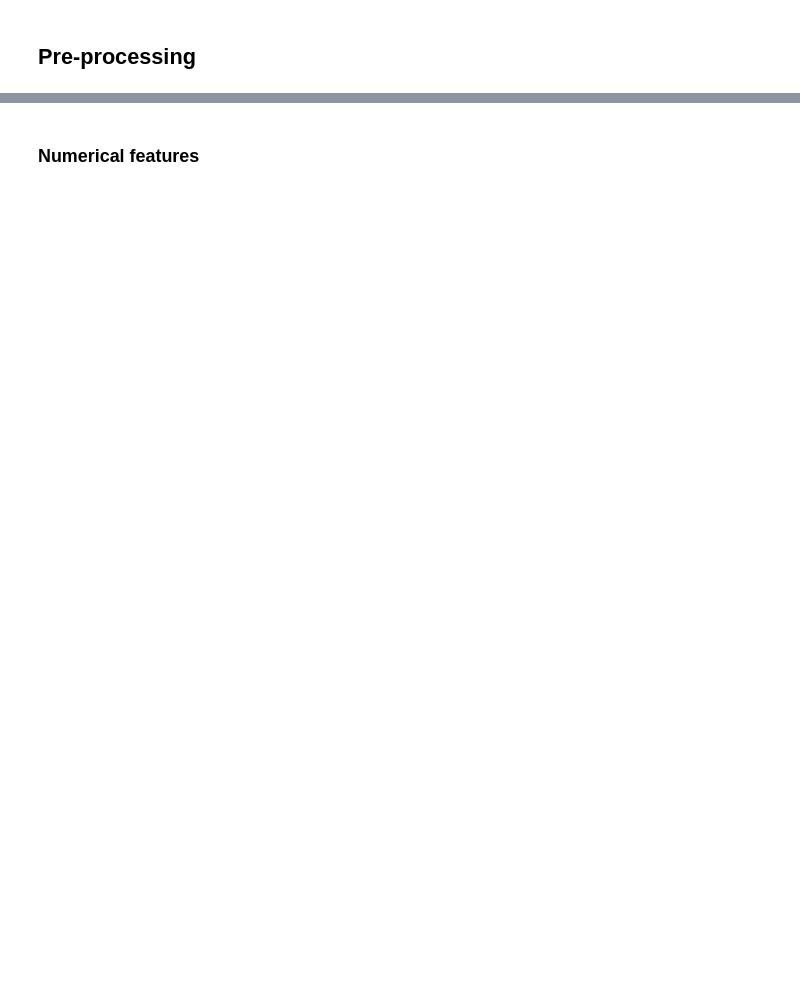
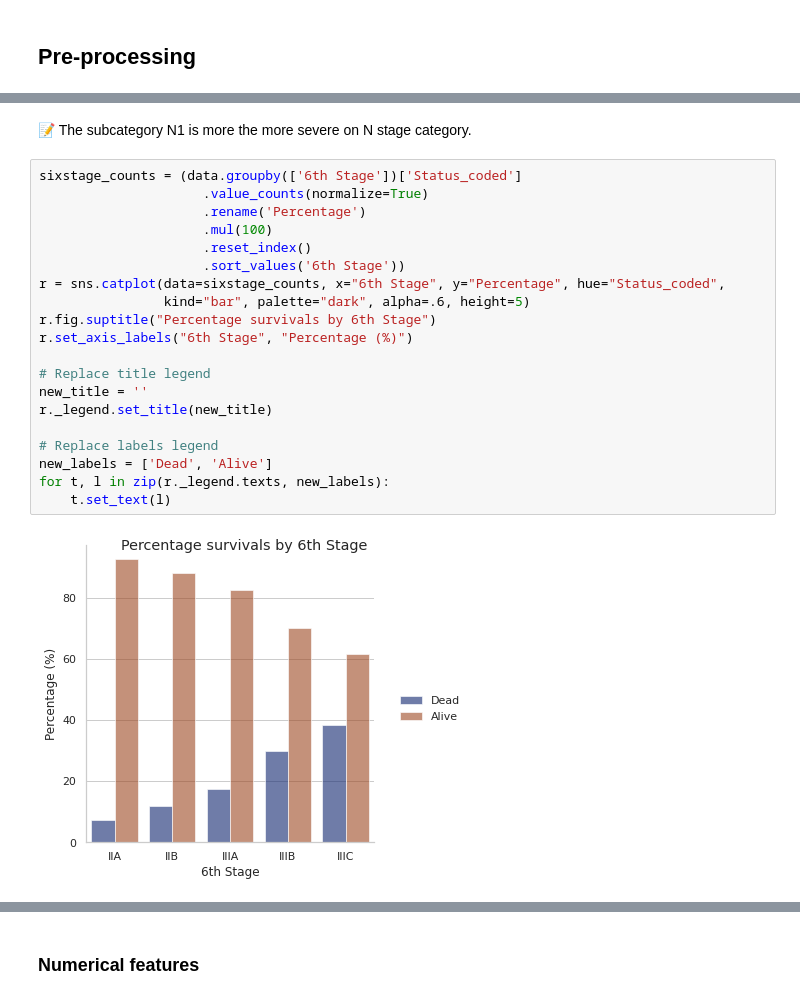
Before and after one commit to drsouzap/breast_cancer, a Jupyter notebook: notebooks/Data_PreProcessing.ipynb, the cells around one changed output, grey strips where cells are left out. Saved outputs shown, nothing was run; the diff lists cells and outputs as text; blank space fills up the shorter version.

```diff
--- a/notebooks/Data_PreProcessing.ipynb
+++ b/notebooks/Data_PreProcessing.ipynb
@@ -72,0 +222,24 @@ data.drop_duplicates()
+# %% [markdown]
+📝 The subcategory N1 is more the more severe on N stage category.
+# %%
+sixstage_counts = (data.groupby(['6th Stage'])['Status_coded']
+                     .value_counts(normalize=True)
+                     .rename('Percentage')
+                     .mul(100)
+                     .reset_index()
+                     .sort_values('6th Stage'))
+r = sns.catplot(data=sixstage_counts, x="6th Stage", y="Percentage", hue="Status_coded",
+                kind="bar", palette="dark", alpha=.6, height=5)
+r.fig.suptitle("Percentage survivals by 6th Stage")
+r.set_axis_labels("6th Stage", "Percentage (%)")
+
+# Replace title legend
+new_title = ''
+r._legend.set_title(new_title)
+
+# Replace labels legend
+new_labels = ['Dead', 'Alive']
+for t, l in zip(r._legend.texts, new_labels):
+    t.set_text(l)
+# %% [output]
+[figure, added]
```
Also changed, not shown: parts of 28 cells of this notebook.
